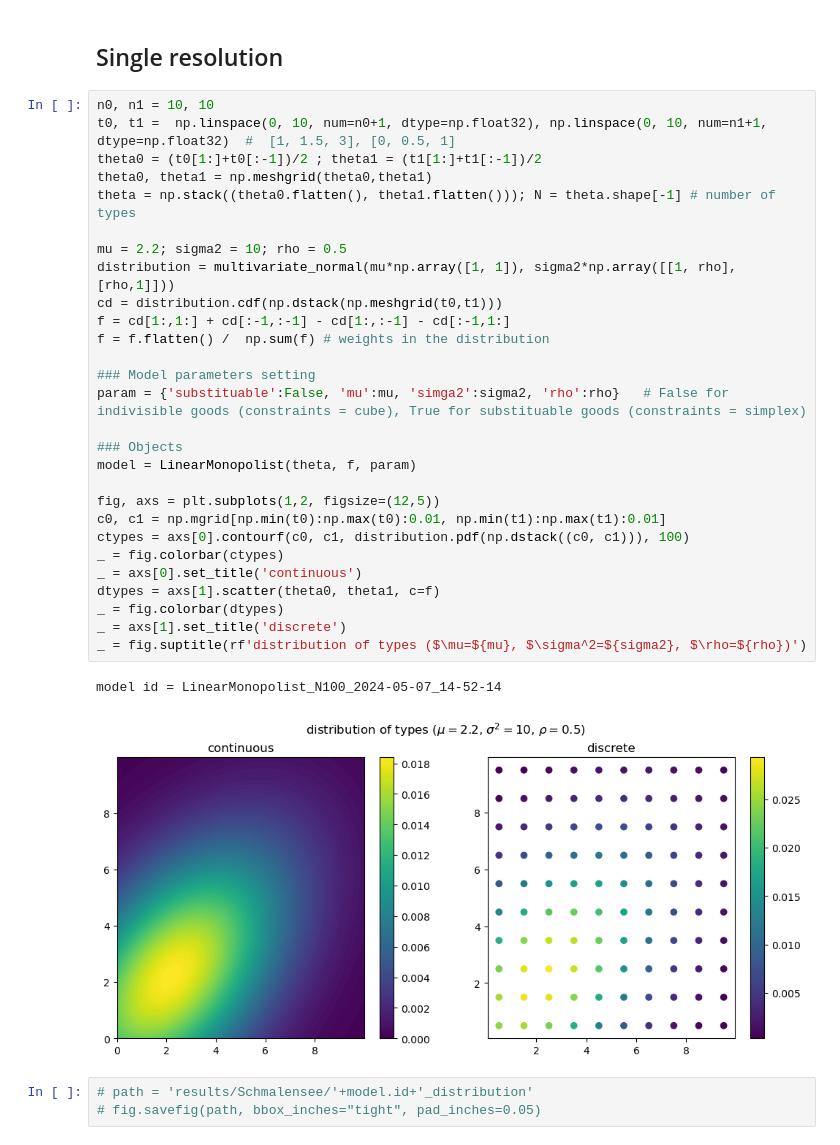
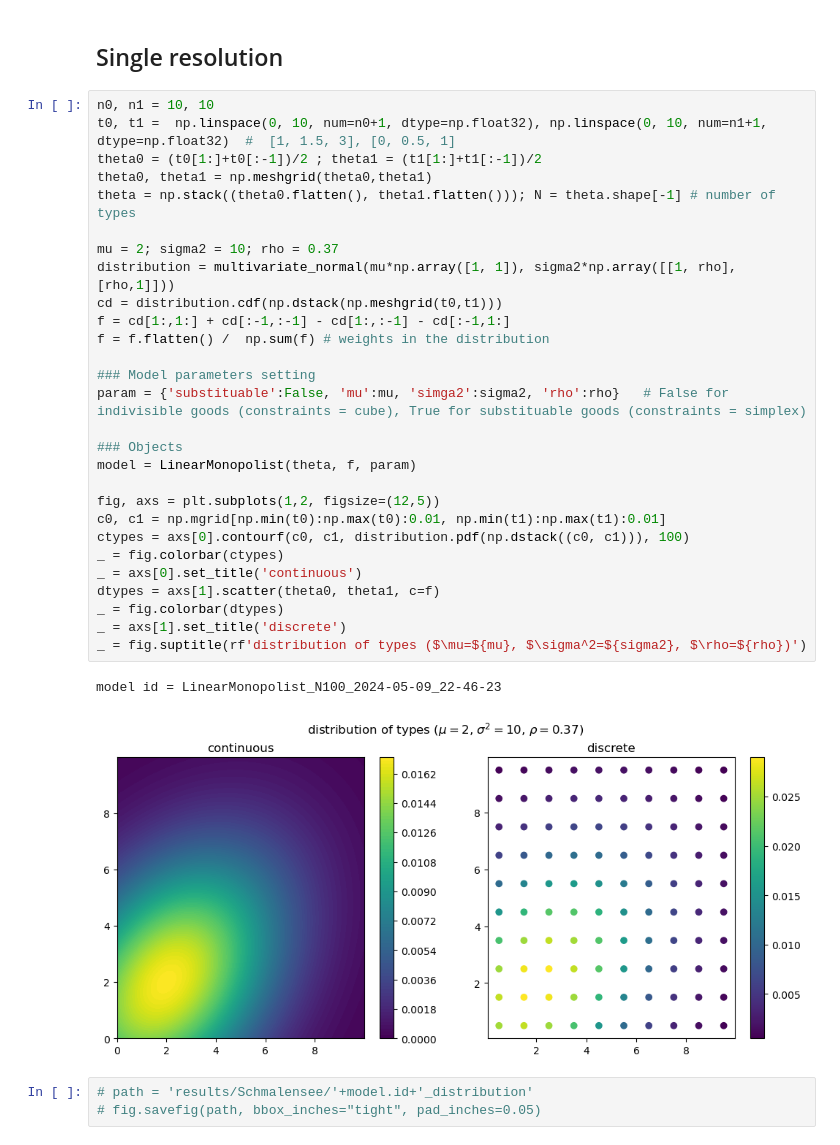
Before and after one commit to x-dupuis/screening-algo, a Jupyter notebook: examples/Schmalensee.ipynb, the cells around one changed output. Saved outputs shown, nothing was run; the diff lists cells and outputs as text.

```diff
--- a/examples/Schmalensee.ipynb
+++ b/examples/Schmalensee.ipynb
@@ -18,34 +18,34 @@ from modules import LinearMonopolist
 # %%
 n0, n1 = 10, 10
 t0, t1 =  np.linspace(0, 10, num=n0+1, dtype=np.float32), np.linspace(0, 10, num=n1+1, dtype=np.float32)  #  [1, 1.5, 3], [0, 0.5, 1]
 theta0 = (t0[1:]+t0[:-1])/2 ; theta1 = (t1[1:]+t1[:-1])/2
 theta0, theta1 = np.meshgrid(theta0,theta1)
 theta = np.stack((theta0.flatten(), theta1.flatten())); N = theta.shape[-1] # number of types
 
-mu = 2.2; sigma2 = 10; rho = 0.5
+mu = 2; sigma2 = 10; rho = 0.37
 distribution = multivariate_normal(mu*np.array([1, 1]), sigma2*np.array([[1, rho], [rho,1]]))
 cd = distribution.cdf(np.dstack(np.meshgrid(t0,t1)))
 f = cd[1:,1:] + cd[:-1,:-1] - cd[1:,:-1] - cd[:-1,1:]
 f = f.flatten() /  np.sum(f) # weights in the distribution
 
 ### Model parameters setting
 param = {'substituable':False, 'mu':mu, 'simga2':sigma2, 'rho':rho}   # False for indivisible goods (constraints = cube), True for substituable goods (constraints = simplex)
 
 ### Objects
 model = LinearMonopolist(theta, f, param)
 
 fig, axs = plt.subplots(1,2, figsize=(12,5))
 c0, c1 = np.mgrid[np.min(t0):np.max(t0):0.01, np.min(t1):np.max(t1):0.01]
 ctypes = axs[0].contourf(c0, c1, distribution.pdf(np.dstack((c0, c1))), 100)
 _ = fig.colorbar(ctypes)
 _ = axs[0].set_title('continuous')
 dtypes = axs[1].scatter(theta0, theta1, c=f)
 _ = fig.colorbar(dtypes)
 _ = axs[1].set_title('discrete')
 _ = fig.suptitle(rf'distribution of types ($\mu=${mu}, $\sigma^2=${sigma2}, $\rho=${rho})')
 # %% [output]
-model id = LinearMonopolist_N100_2024-05-07_14-52-14
+model id = LinearMonopolist_N100_2024-05-09_22-46-23
-[figure, old version]
+[figure, new version]
 # %%
 # path = 'results/Schmalensee/'+model.id+'_distribution'
 # fig.savefig(path, bbox_inches="tight", pad_inches=0.05)
```
Also changed, not shown: parts of 11 cells of this notebook.
